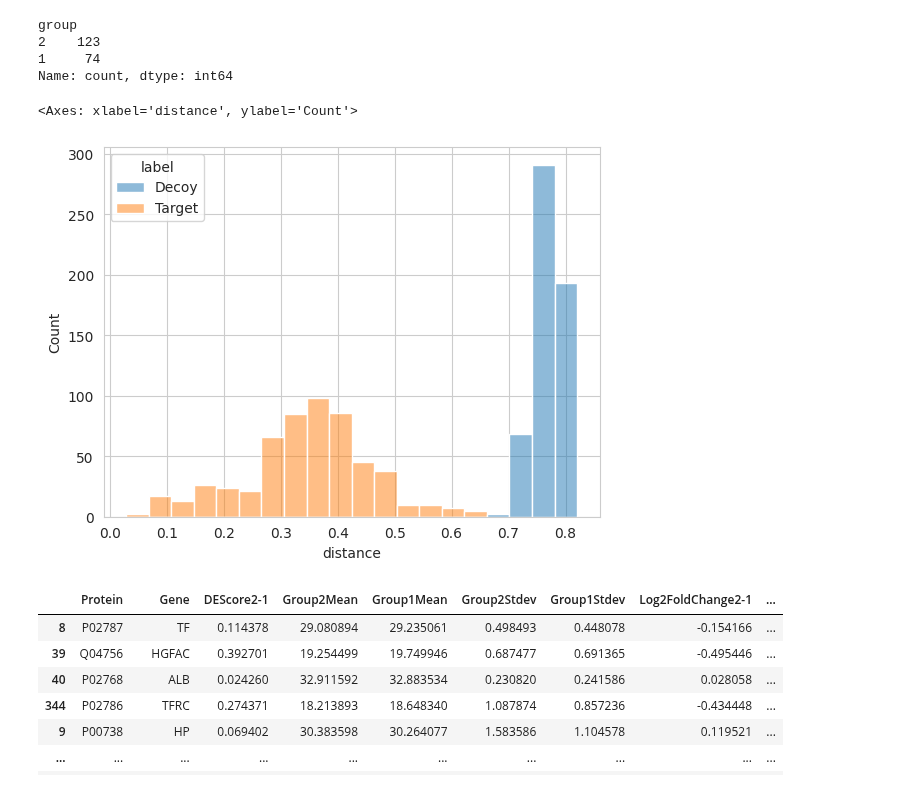
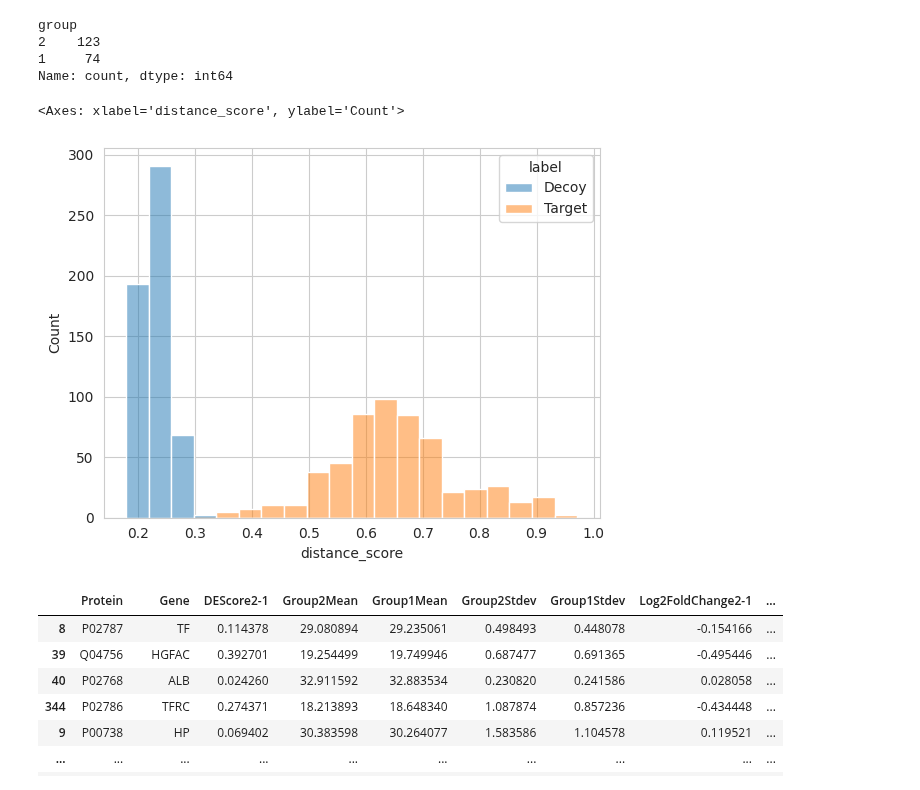
Before and after one commit to InfectionMedicineProteomics/DPKS, a Jupyter notebook: notebooks/cluster_features.ipynb, the cells around one changed output. Cells and saved outputs as stored; diff of their text form; code cells hidden in the pictures.

Commit message:
Added q-value hyperparameter to FeatureClustering and the QuantMatrix API

```diff
--- a/notebooks/cluster_features.ipynb
+++ b/notebooks/cluster_features.ipynb
@@ -65,13 +65,13 @@ qm = (
         design_matrix_file=design_matrix
     )
     .compare(method="linregress", min_samples_per_group=10, comparisons=[(2, 1)])
-    .cluster()
+    .cluster(q_value=0.1)
 )
 # %%
-sns.histplot(qm.clusterer.distance_df, x="distance", hue="label", bins=20)
+sns.histplot(qm.clusterer.distance_df, x="distance_score", hue="label", bins=20)
 # %% [output]
-<Axes: xlabel='distance', ylabel='Count'>
+<Axes: xlabel='distance_score', ylabel='Count'>
-[figure, old version]
+[figure, new version]
 # %%
 qm.row_annotations.sort_values("FeatureCluster")
 # %% [output]
```
Also changed, not shown: parts of 11 cells of this notebook, 1 other file.
